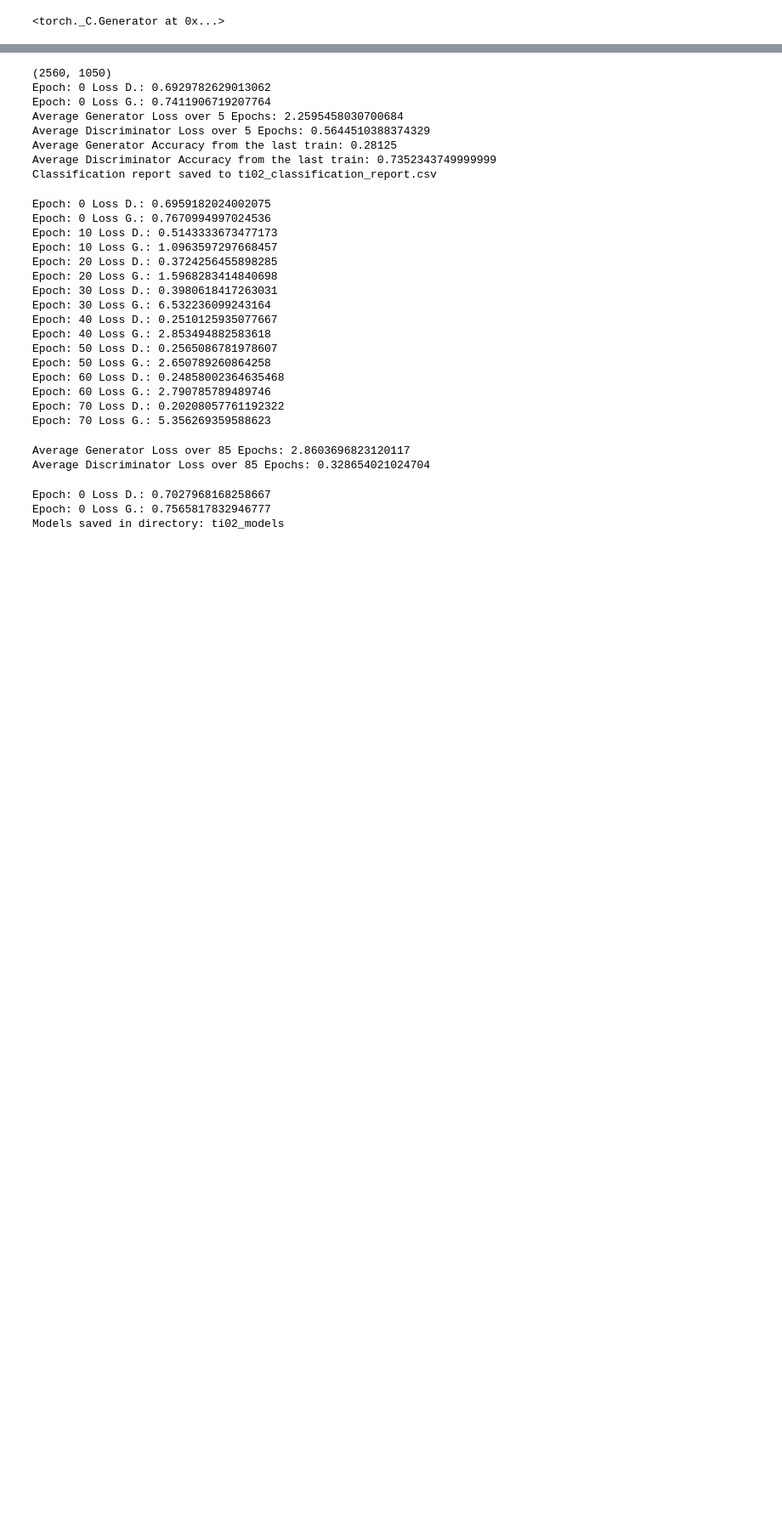
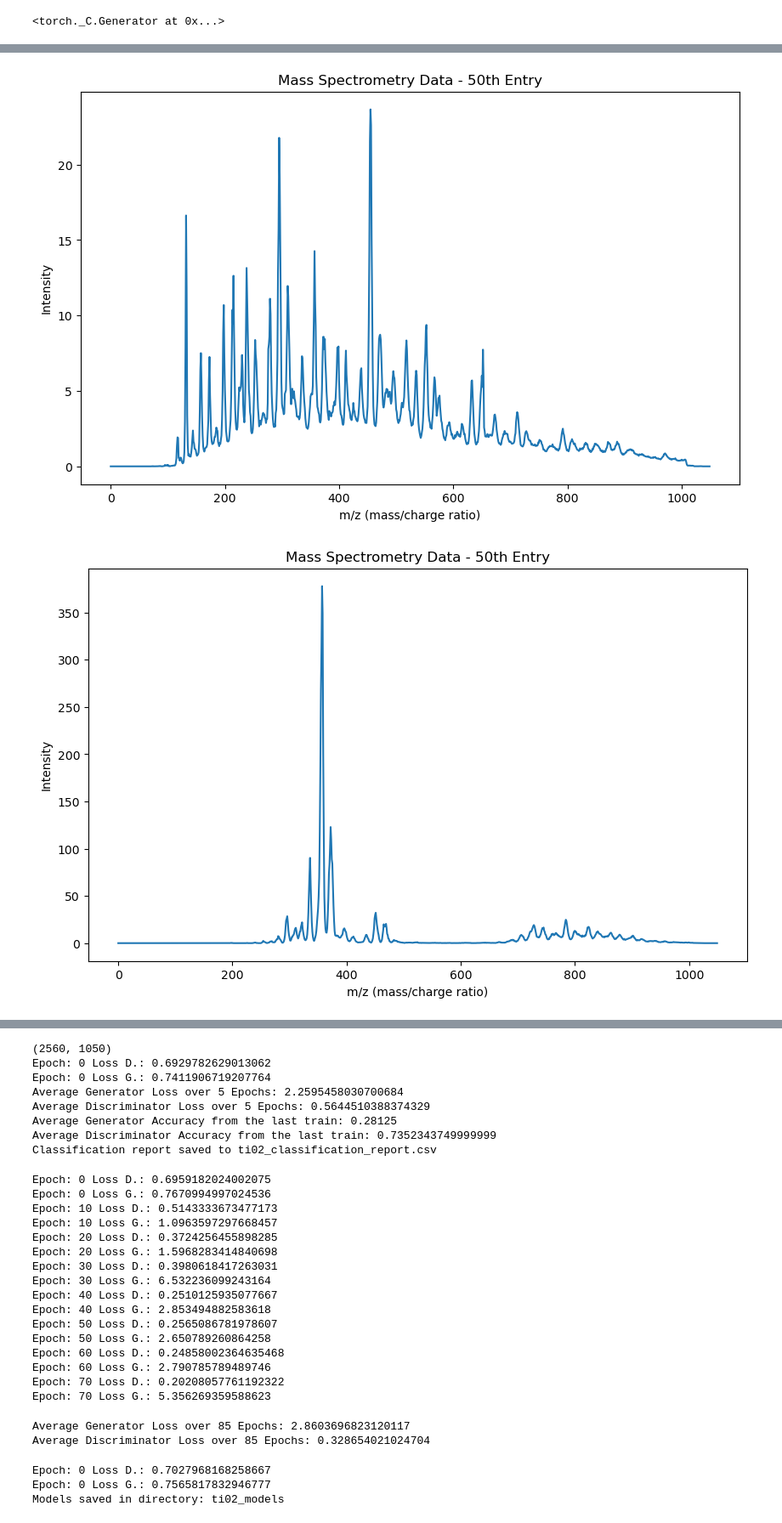
Before and after one commit to justinpham2004/MOMA_MS_Gans, a Jupyter notebook: GANS_automated.ipynb, the cells around one changed output, grey strips where cells are left out. Shown at 85% size. Drawn from its saved outputs; the diff is of its cells as text; code cells hidden in the pictures; blank space fills up the shorter version.

```diff
--- a/GANS_automated.ipynb
+++ b/GANS_automated.ipynb
@@ -454,0 +587,13 @@ Yellowstone Green stream powder (991, 1062)
+# %%
+for cluster in cluster_centers:
+    plt.figure(figsize=(10, 6))
+    plt.plot(cluster)
+    plt.title('Mass Spectrometry Data - 50th Entry')
+    plt.xlabel('m/z (mass/charge ratio)')
+    plt.ylabel('Intensity')
+    plt.xticks(ticks=range(0, len(cluster), 200))  # Show every 50th label
+
+    plt.show()
+# %% [output]
+[figure, added]
+[figure, added]
```
Also changed, not shown: parts of 22 cells of this notebook.
